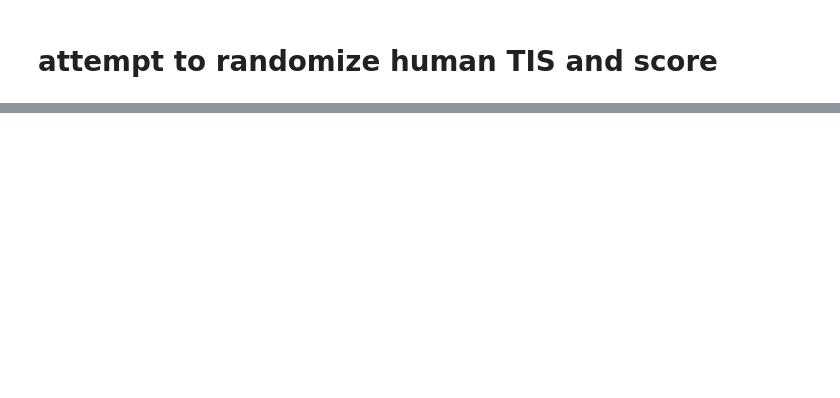
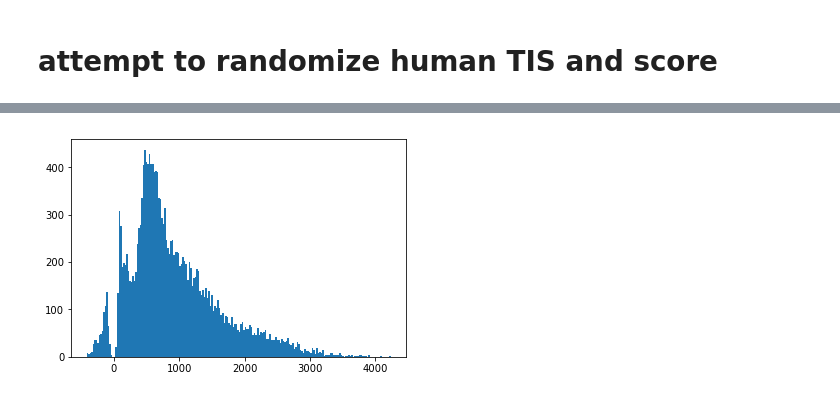
Before and after one commit to ahtmatrix/viral-kozakseq, a Jupyter notebook: pwm scoring dinucleotide.ipynb, the cells around one changed output, grey strips where cells are left out. Drawn from its saved outputs; the diff is of its cells as text; code cells hidden in the pictures; blank space fills up the shorter version.

```diff
--- a/pwm scoring dinucleotide.ipynb
+++ b/pwm scoring dinucleotide.ipynb
@@ -296,32 +295,34 @@ for i in range(len(seq_dint_tuple_list)):
 
 
 
 
 list_of_tuples_by_seven = [PWM_diNT_scores_seq[x:x+7] for x in range(0, len(PWM_diNT_scores_seq),7)]
 
 
 
 
 
 # # have to multiply every 7 indices
 
 import operator
 import functools
 
 PWM_scores_seq = []
 for i in range(len(list_of_tuples_by_seven)):
     PWM_scores_seq.append(functools.reduce(operator.mul, list_of_tuples_by_seven[i], 7))
 
 
 
 import pandas as pd
 import matplotlib.pyplot as plt
 #convert to pandas series to easily manipulate
 pandas_PWM_scores_human = pd.Series(PWM_scores_seq)
 
 import math
-final_data_human = pandas_PWM_scores_human*math.exp(4.602730)
+shuffled_human = pandas_PWM_scores_human*math.exp(4.602730)
 
-plt.hist(final_data_human, bins = 200)
+plt.hist(shuffled_human, bins = 200)
 plt.show()
 #looks the same
+# %% [output]
+[figure, added]
```
Also changed, not shown: parts of 4 cells of this notebook.
